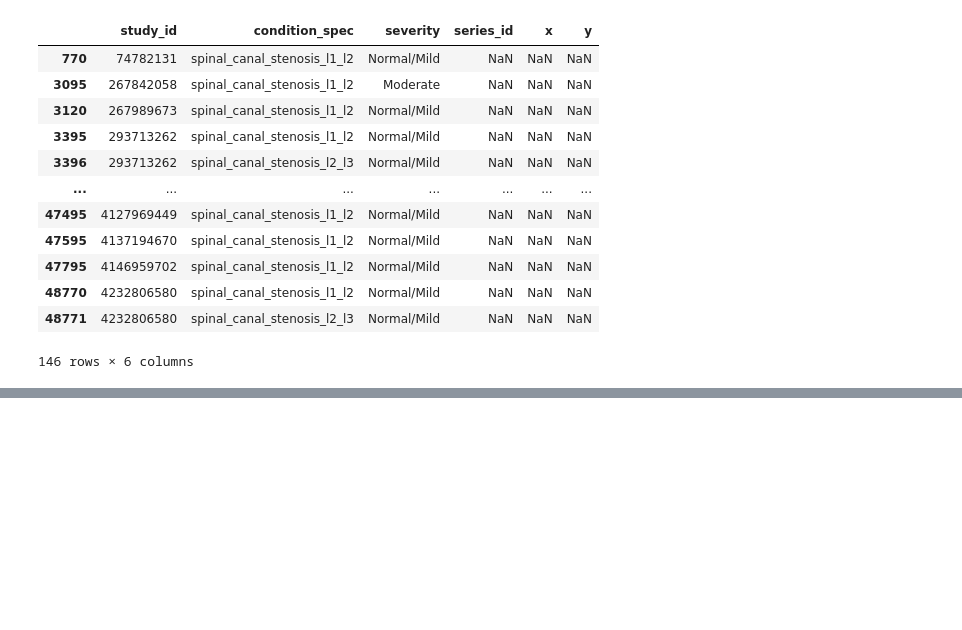
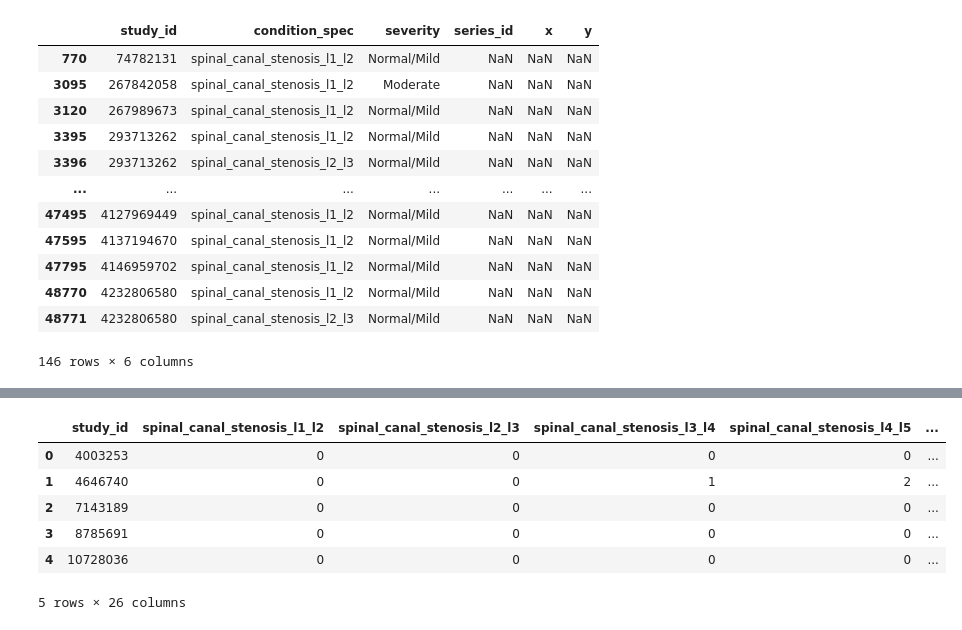
Before and after one commit to mkurtys/rsnaspine, a Jupyter notebook: explore2.ipynb, the cells around one changed output, grey strips where cells are left out. Drawn from its saved outputs; the diff is of its cells as text; code cells hidden in the pictures; blank space fills up the shorter version.

```diff
--- a/explore2.ipynb
+++ b/explore2.ipynb
@@ -105,0 +130,10 @@ ct[(~ct['severity'].isna()) & (ct['x'].isna())]
+# %%
+train.head()
+# %% [output]
+|  | study_id | spinal_canal_stenosis_l1_l2 | spinal_canal_stenosis_l2_l3 | spinal_canal_stenosis_l3_l4 | spinal_canal_stenosis_l4_l5 | ... |
+| 0 | 4003253 | 0 | 0 | 0 | 0 | ... |
+| 1 | 4646740 | 0 | 0 | 1 | 2 | ... |
+| 2 | 7143189 | 0 | 0 | 0 | 0 | ... |
+| 3 | 8785691 | 0 | 0 | 0 | 0 | ... |
+| 4 | 10728036 | 0 | 0 | 0 | 0 | ... |
+5 rows × 26 columns
```
Also changed, not shown: parts of 4 cells of this notebook, 10 other files.
